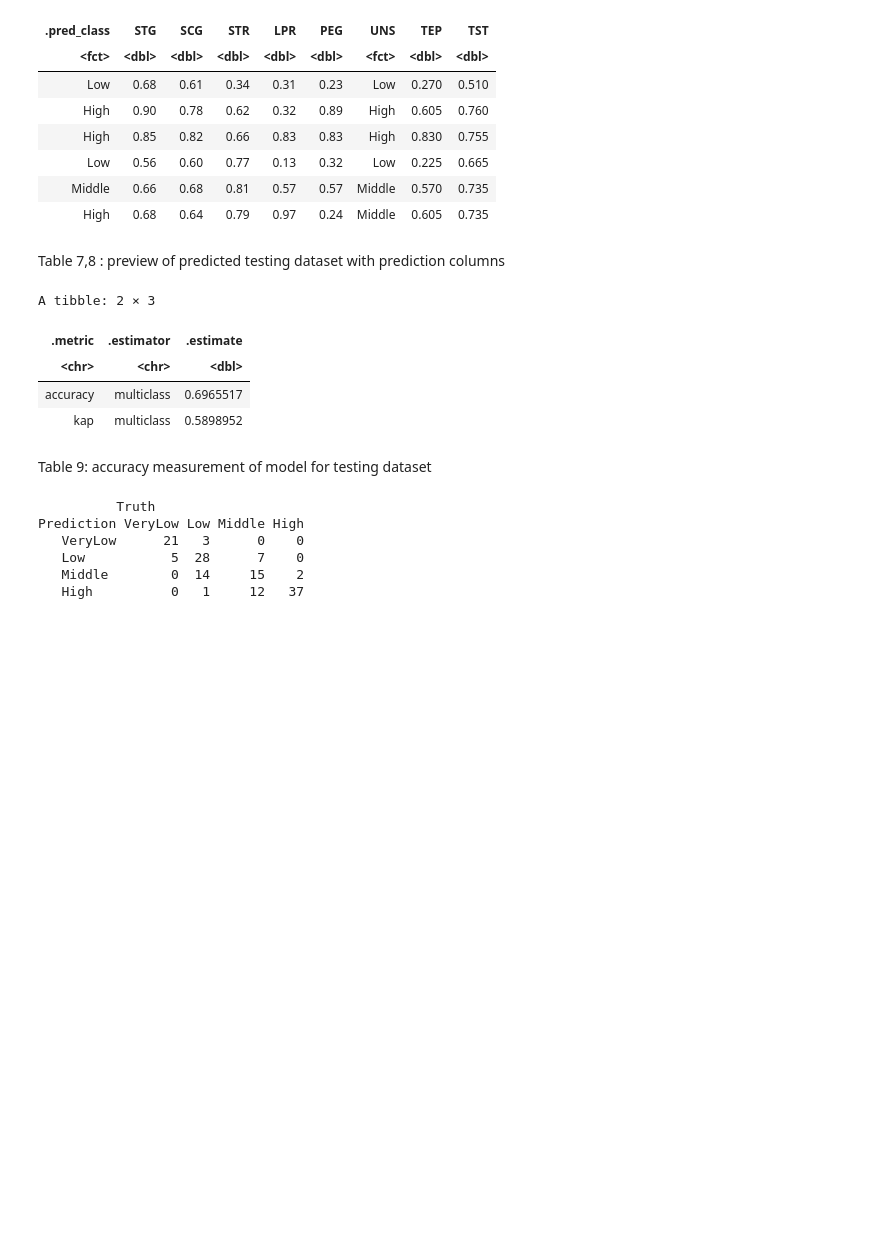
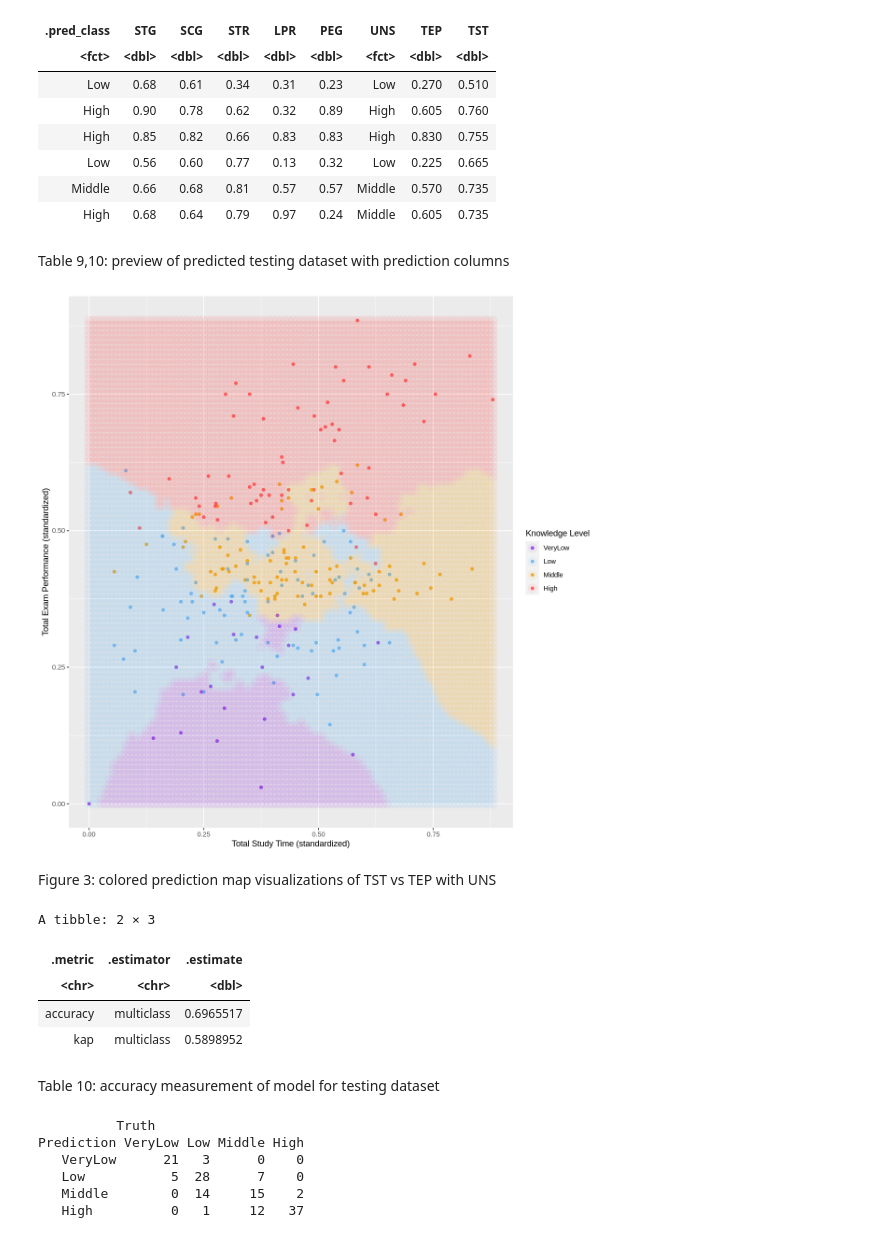
Before and after one commit to felixmachaoran/datasci100, a Jupyter notebook: proj.ipynb, the cells around one changed output. Cells and saved outputs as stored; diff of their text form; code cells hidden in the pictures; blank space fills up the shorter version.

```diff
--- a/proj.ipynb
+++ b/proj.ipynb
@@ -318,7 +343,53 @@ A tibble: 6 × 9
 | Middle | 0.66 | 0.68 | 0.81 | 0.57 | 0.57 | Middle | 0.570 | 0.735 |
 | High | 0.68 | 0.64 | 0.79 | 0.97 | 0.24 | Middle | 0.605 | 0.735 |
 # %% [markdown]
-Table 7,8 : preview of predicted testing dataset with prediction columns
+Table 9,10: preview of predicted testing dataset with prediction columns
+# %%
+# Code Copied and Modified from Textbook reading 5.8 of "Data Science: A First Introduction", 2021 by Timbers T. , Campbell T. and Lee M.
+# create the grid of area/smoothness vals, and arrange in a data frame
+x_grid <- seq(min(mutated_data$TST),
+                max(mutated_data$TST),
+                length.out = 100)
+y_grid <- seq(min(mutated_data$TEP),
+                max(mutated_data$TEP),
+                length.out = 100)
+asgrid <- as_tibble(expand.grid(TST = x_grid,
+                                TEP = y_grid))
+
+# use the fit workflow to make predictions at the grid points
+knnPredGrid <- predict(knowledge_model, asgrid)
+
+# bind the predictions as a new column with the grid points
+prediction_table <- bind_cols(knnPredGrid, asgrid) %>%
+  rename(UNS = .pred_class)
+
+# plot:
+# 1. the colored scatter of the original data
+# 2. the faded colored scatter for the grid points
+wkflw_plot <-
+  ggplot() +
+  geom_point(data = mutated_data,
+             mapping = aes(x = TST,
+                           y = TEP,
+                           color = UNS),
+             alpha = 0.75) +
+  geom_point(data = prediction_table,
+             mapping = aes(x = TST,
+                           y = TEP,
+                           color = UNS),
+             alpha = 0.06,
+             size = 5) +
+  labs(color = "Knowledge Level",
+       x = "Total Study Time (standardized)",
+       y = "Total Exam Performance (standardized)") +
+  scale_color_manual(labels = c("VeryLow", "Low", "Middle","High"),
+                     values = c("blueviolet", "steelblue2", "orange2", "brown1"))
+
+wkflw_plot
+# %% [output]
+[figure, added]
+# %% [markdown]
+Figure 3: colored prediction map visualizations of TST vs TEP with UNS
 # %%
 knowledge_prediction_accuracy<- knowledge_predict %>% metrics(truth = UNS, estimate = .pred_class)
 knowledge_matrix <- knowledge_predict %>% conf_mat(truth = UNS, estimate = .pred_class)
@@ -330,7 +401,7 @@ A tibble: 2 × 3
 | accuracy | multiclass | 0.6965517 |
 | kap | multiclass | 0.5898952 |
 # %% [markdown]
-Table 9: accuracy measurement of model for testing dataset
+Table 10: accuracy measurement of model for testing dataset
 # %%
 knowledge_matrix
 # %% [output]
```
Also changed, not shown: parts of 11 cells of this notebook.
